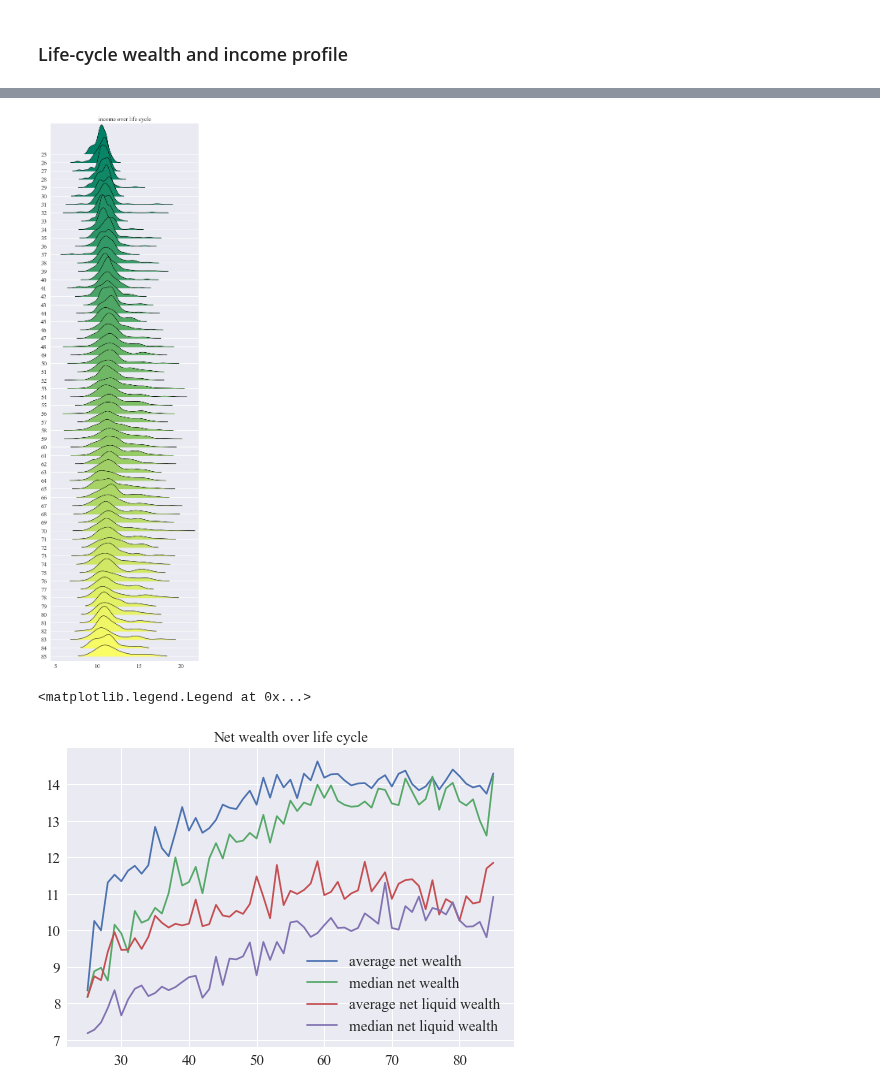
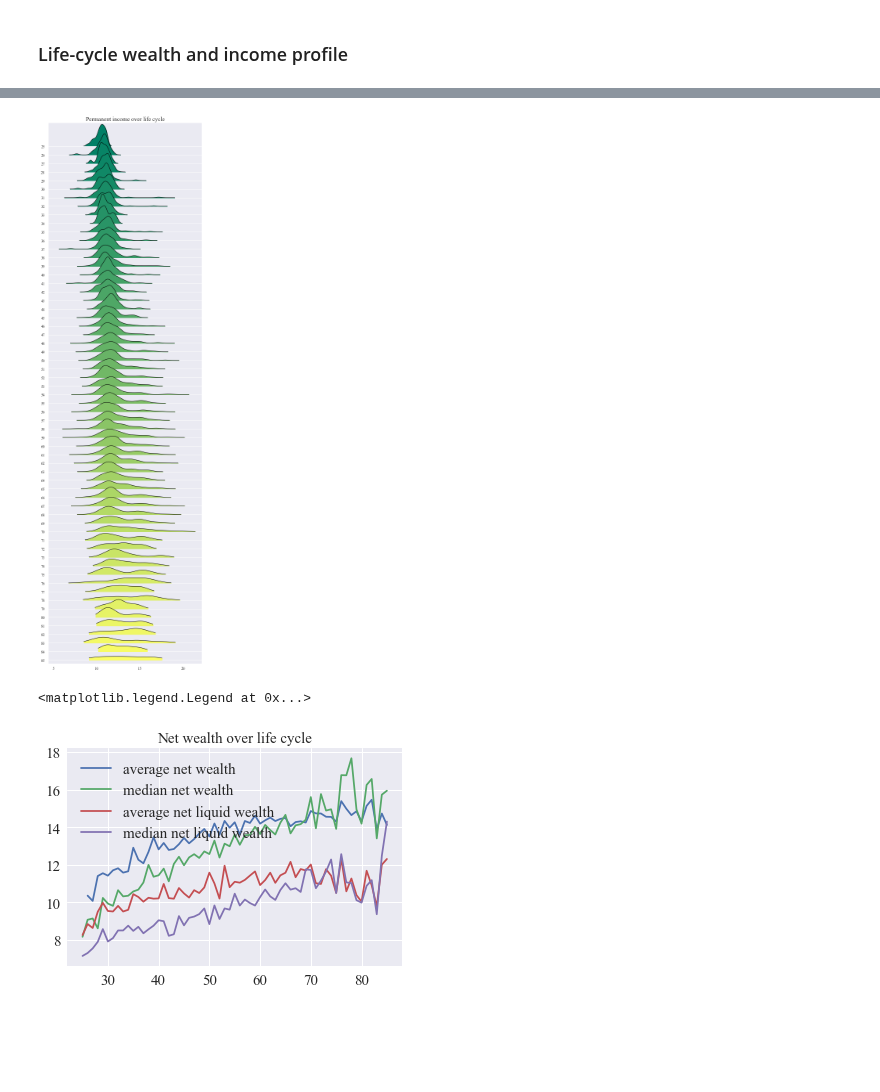
Before and after one commit to iworld1991/PIR, a Jupyter notebook: WorkingFolder/PythonCode/SCFData.ipynb, the cells around one changed output, grey strips where cells are left out. Cells and saved outputs as stored; diff of their text form; code cells hidden in the pictures; blank space fills up the shorter version.

Commit message:
added wage income in SCF data analysis and exported it in age profile for model calibration

```diff
--- a/WorkingFolder/PythonCode/SCFData.ipynb
+++ b/WorkingFolder/PythonCode/SCFData.ipynb
@@ -11,7 +11,7 @@ import sys            #The code below wont work for any versions before Python 3
 
 import matplotlib.pyplot as plt
 
-plt.style.use('seaborn')
+plt.style.use('seaborn-v0_8')
 plt.rcParams["font.family"] = "Times New Roman" #'serif'
 plt.rcParams['font.serif'] = 'Ubuntu'
 plt.rcParams['font.monospace'] = 'Ubuntu Mono'
@@ -87,3 +58,14 @@ in the 1983 survey yet none for the other years.
+# %%
+## keep the code for each year for future use
+
+## which year? choose from 1983,1992,2001,2013,2016,2019
+year = '2016'
+
+df2016 = pd.read_stata(unzip_survey_file(year=year))
+
+## to rename some variables for 1983 vintage
+#df1983 = df1983.rename(columns = {'b3201':'income', 'b3324':'networth', 'b3015' : 'wgt'})
+#df1983 = df1983[df1983['income']>=0]
 # %%
 list(df2016.columns)
 # %% [output]
@@ -118,14 +100,22 @@ df2016['lqwealth'] = df2016['liq']+df2016['govtbnd'] - df2016['ccbal']
 
 ### filters and clean variables
 df2016 = df2016[(df2016['age']>=25) & (df2016['age']<=85)]
+df2016 = df2016[df2016['wageinc']>0]
+
 df2016 = df2016[df2016['income']>0]
 df2016 = df2016[df2016['norminc']>0]
 ## drop negative liquid wealth
 df2016 = df2016[df2016['lqwealth']>=0]
 
-## compute ratios
+## compute log values
+df2016['lwage_income'] = np.log(df2016['wageinc'])
 df2016['lincome'] = np.log(df2016['income'])
 df2016['lnorminc'] = np.log(df2016['norminc'])
+
+## compute ratios
+df2016['w2wage_income']= df2016['networth']/ df2016['wageinc']
+df2016['lw2wage_income']= df2016['lqwealth']/ df2016['wageinc']
+
 df2016['w2income']= df2016['networth']/ df2016['norminc']
 df2016['lw2income']= df2016['lqwealth']/ df2016['norminc']
 # %%
@@ -367,18 +392,18 @@ from matplotlib import cm
 # %%
 #labels=[y if y%10==0 else None for y in list(df2016.age.unique())]
 fig, axes = joypy.joyplot(df2016,
                           by="age",
-                          column="lnorminc",
+                          column= "lnorminc",
                           #labels=labels,
                           range_style='own',
                           grid="y",
                           linewidth=1,
                           legend=False,
                           figsize=(6,20),
-                          title="income over life cycle",
+                          title="Permanent income over life cycle",
                           colormap=cm.summer)
 # %% [output]
-[figure, old version]
+[figure, new version]
 # %%
 ## Life cycle income / wealth profiles
 
@@ -414,7 +442,7 @@ plt.plot(np.log(age_med_lqwealth),label='median net liquid wealth')
 plt.legend(loc=0)
 # %% [output]
 <matplotlib.legend.Legend at 0x...>
-[figure, old version]
+[figure, new version]
 # %%
 plt.title('Net wealth over life cycle')
 plt.plot(np.log(age_av_w2i),label='average net wealth/income ratio')
```
Also changed, not shown: parts of 14 cells of this notebook, 2 other files.
